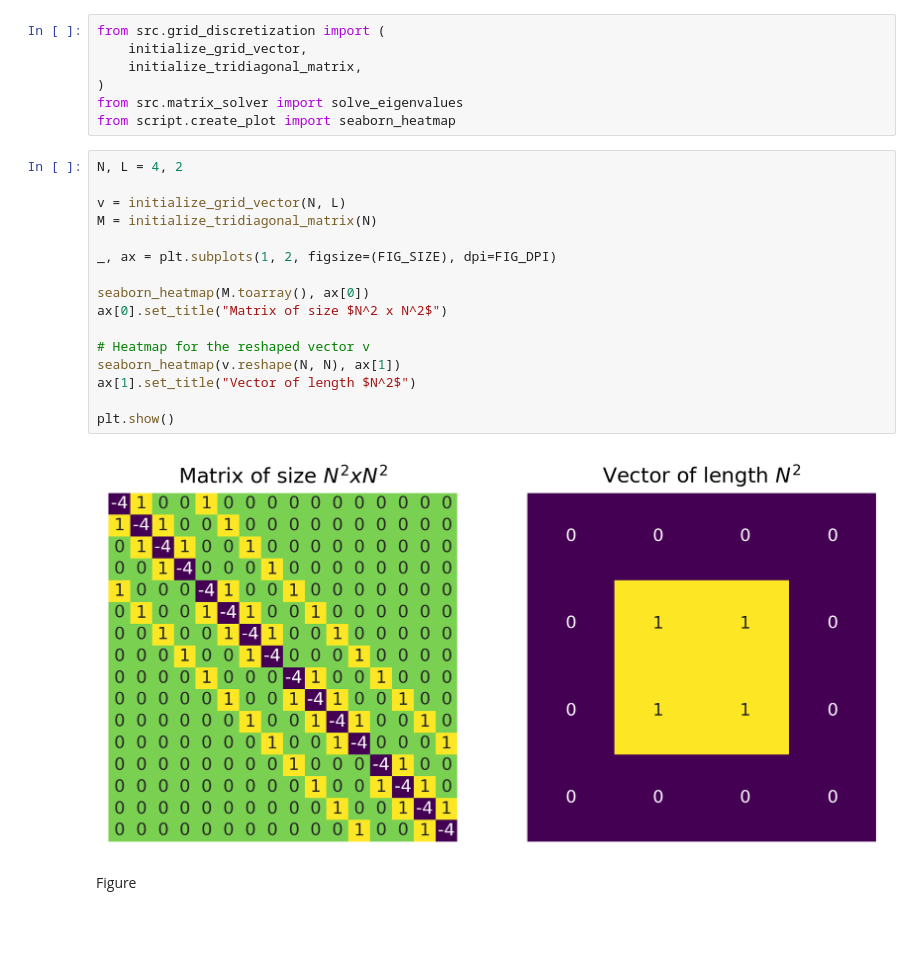
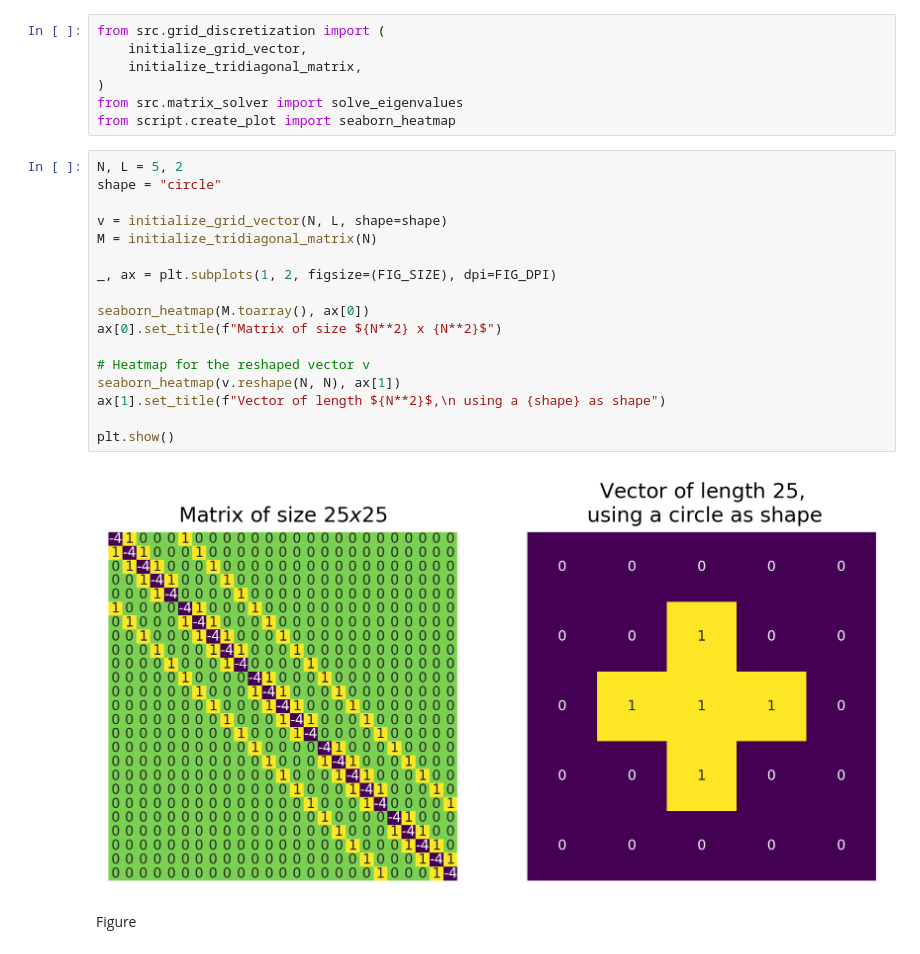
Before and after one commit to kingilsildor/CLS-Scientific_Computing-Assignment3, a Jupyter notebook: interface.ipynb, the cells around one changed output. Drawn from its saved outputs; the diff is of its cells as text; blank space fills up the shorter version.

```diff
--- a/interface.ipynb
+++ b/interface.ipynb
@@ -24,23 +24,24 @@ from src.grid_discretization import (
 from src.matrix_solver import solve_eigenvalues
 from script.create_plot import seaborn_heatmap
 # %%
-N, L = 4, 2
+N, L = 5, 2
+shape = "circle"
 
-v = initialize_grid_vector(N, L)
+v = initialize_grid_vector(N, L, shape=shape)
 M = initialize_tridiagonal_matrix(N)
 
 _, ax = plt.subplots(1, 2, figsize=(FIG_SIZE), dpi=FIG_DPI)
 
 seaborn_heatmap(M.toarray(), ax[0])
-ax[0].set_title("Matrix of size $N^2 x N^2$")
+ax[0].set_title(f"Matrix of size ${N**2} x {N**2}$")
 
 # Heatmap for the reshaped vector v
 seaborn_heatmap(v.reshape(N, N), ax[1])
-ax[1].set_title("Vector of length $N^2$")
+ax[1].set_title(f"Vector of length ${N**2}$,\n using a {shape} as shape")
 
 plt.show()
 # %% [output]
-[figure, old version]
+[figure, new version]
 # %% [markdown]
 <!-- TODO explain this -->
 Figure
```
Also changed, not shown: parts of 2 cells of this notebook, 2 other files.
